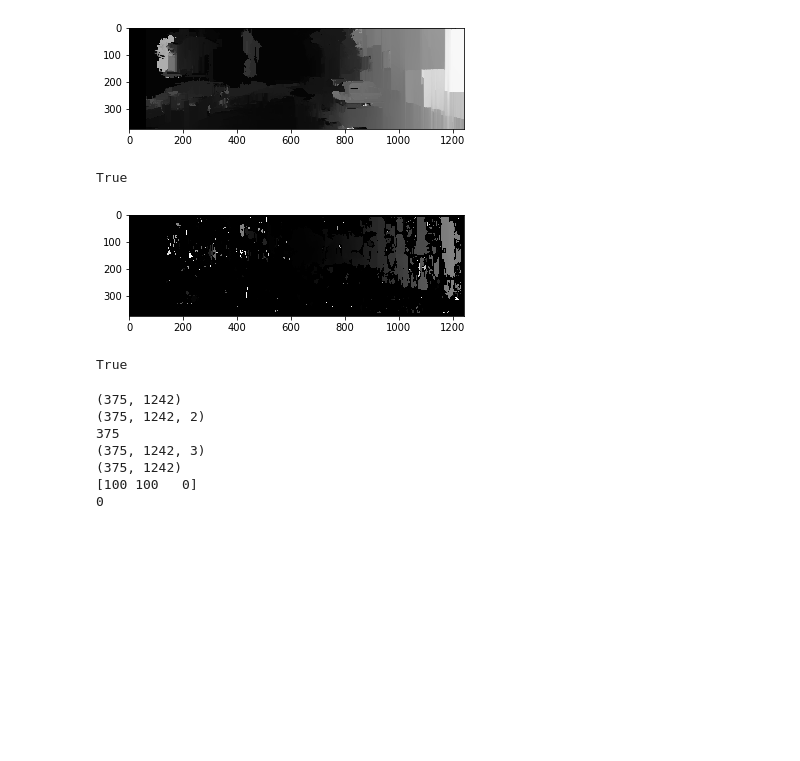
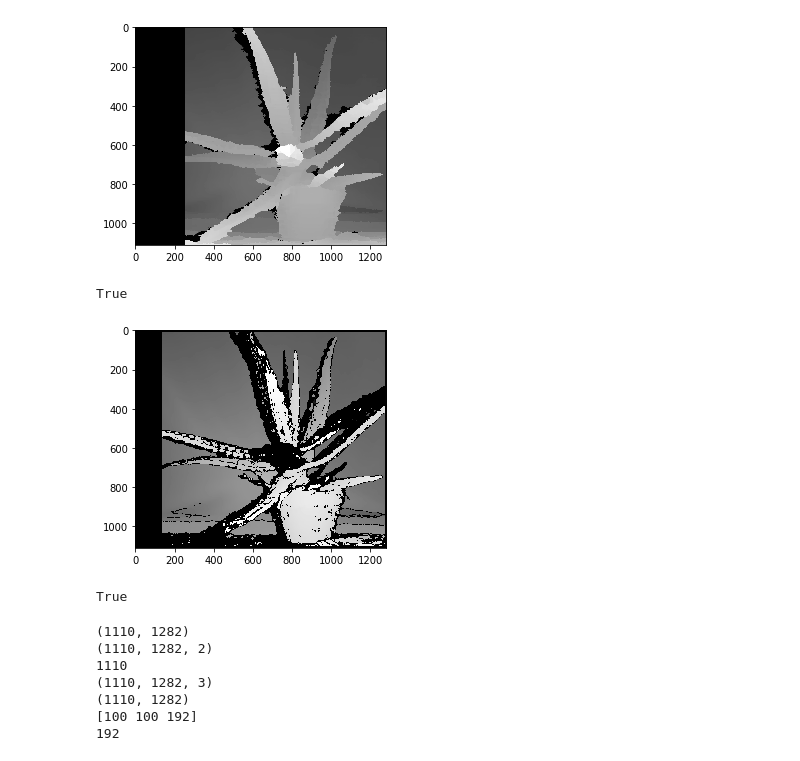
Before and after one commit to kemfic/fake-stereo, a Jupyter notebook: vis.ipynb, the cells around one changed output. Drawn from its saved outputs; the diff is of its cells as text; code cells hidden in the pictures; blank space fills up the shorter version.

```diff
--- a/vis.ipynb
+++ b/vis.ipynb
@@ -6,8 +6,8 @@ import matplotlib
 import matplotlib.pyplot as plt
 %matplotlib inline
 # %%
-img0 = cv2.imread('img/1.png',0)
-img1 = cv2.imread('img/0.png',0)
+img0 = cv2.imread('img/2_.jpg',0)
+img1 = cv2.imread('img/1_.jpg',0)
 
 
 plt.imshow(img0)
@@ -22,53 +22,53 @@ plt.imshow(img1)
 
 # disparity settings
 
-window_size = 7                     # wsize default 3; 5; 7 for SGBM reduced size image; 15 for SGBM full size image (1300px and above); 5 Works nicely
+window_size = 15                    # wsize default 3; 5; 7 for SGBM reduced size image; 15 for SGBM full size image (1300px and above); 5 Works nicely
 
 stereo = cv2.StereoSGBM_create(
     minDisparity=0,
-    numDisparities=64,             # max_disp has to be dividable by 16 f. E. HH 192, 256
-    blockSize=15,
+    numDisparities=256,             # max_disp has to be dividable by 16 f. E. HH 192, 256
+    blockSize=9,
     P1=8 * 3 * window_size ** 2,    # wsize default 3; 5; 7 for SGBM reduced size image; 15 for SGBM full size image (1300px and above); 5 Works nicely
     P2=32 * 3 * window_size ** 2,
-    disp12MaxDiff=-1,
+    disp12MaxDiff=1,
     uniquenessRatio=15,
     speckleWindowSize=0,
-    speckleRange=2,
-    preFilterCap=63,
-    mode=cv2.STEREO_SGBM_MODE_SGBM
+    speckleRange=1000,
+    preFilterCap=1000000,
+    mode=cv2.STEREO_SGBM_MODE_SGBM_3WAY
 )
 
 stereo_back = cv2.ximgproc.createRightMatcher(stereo)
 
 # FILTER Parameters
-lmbda = 100000.0
+lmbda = 1.0
 sigma = 1.2
 visual_multiplier = 1.0
 
 wls_filter = cv2.ximgproc.createDisparityWLSFilter(matcher_left=stereo)
 wls_filter.setLambda(lmbda)
 wls_filter.setSigmaColor(sigma)
 
 
 # morphology settings
 kernel = np.ones((10,10),np.uint8)
 
 # compute disparity
 disparity = stereo.compute(img0, img1).astype(np.int16)
 disparity_back = stereo_back.compute(img1, img0).astype(np.int16)
 
 filteredImg = wls_filter.filter(disparity, img0, None, disparity_back)
 
 filteredImg = cv2.normalize(src=filteredImg, dst=filteredImg, beta=0, alpha=255, norm_type=cv2.NORM_MINMAX);
 filteredImg = np.uint8(filteredImg)
 
 
 morphology = cv2.morphologyEx(disparity, cv2.MORPH_OPEN, kernel)
 plt.imshow(filteredImg,'gray')
 plt.show()
 cv2.imwrite('img/out1.png',filteredImg)
 # %% [output]
-[figure, old version]
+[figure, new version]
 True
 # %%
 stereo = cv2.StereoBM_create(numDisparities=128, blockSize=21)
@@ -77,7 +77,7 @@ plt.imshow(disparity,'gray')
 plt.show()
 cv2.imwrite('img/out.png',disparity)
 # %% [output]
-[figure, old version]
+[figure, new version]
 True
 # %%
 grid = np.mgrid[0:img0.shape[1], 0:img0.shape[0]]
@@ -93,10 +93,10 @@ print(filteredImg.shape)
 print(grid[100,100])
 print(filteredImg[100,100])
 # %% [output]
-(375, 1242)
-(375, 1242, 2)
-375
-(375, 1242, 3)
-(375, 1242)
-[100 100   0]
-0
+(1110, 1282)
+(1110, 1282, 2)
+1110
+(1110, 1282, 3)
+(1110, 1282)
+[100 100 192]
+192
```
Also changed, not shown: parts of 1 cell of this notebook, 3 other files.
